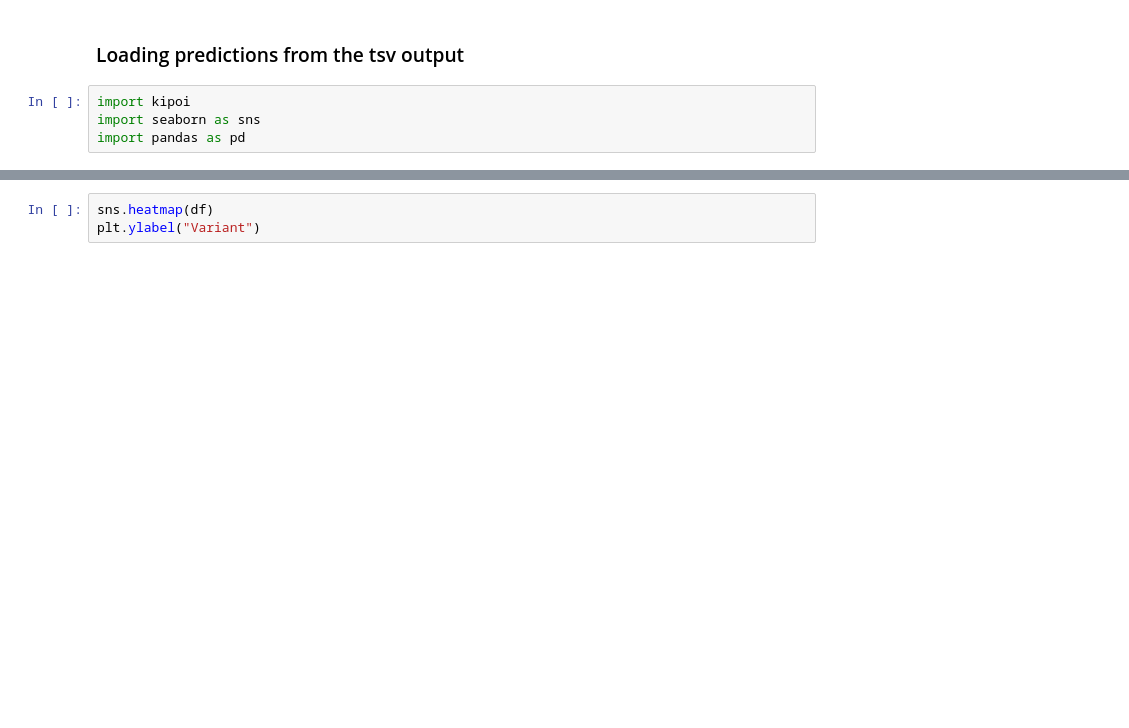
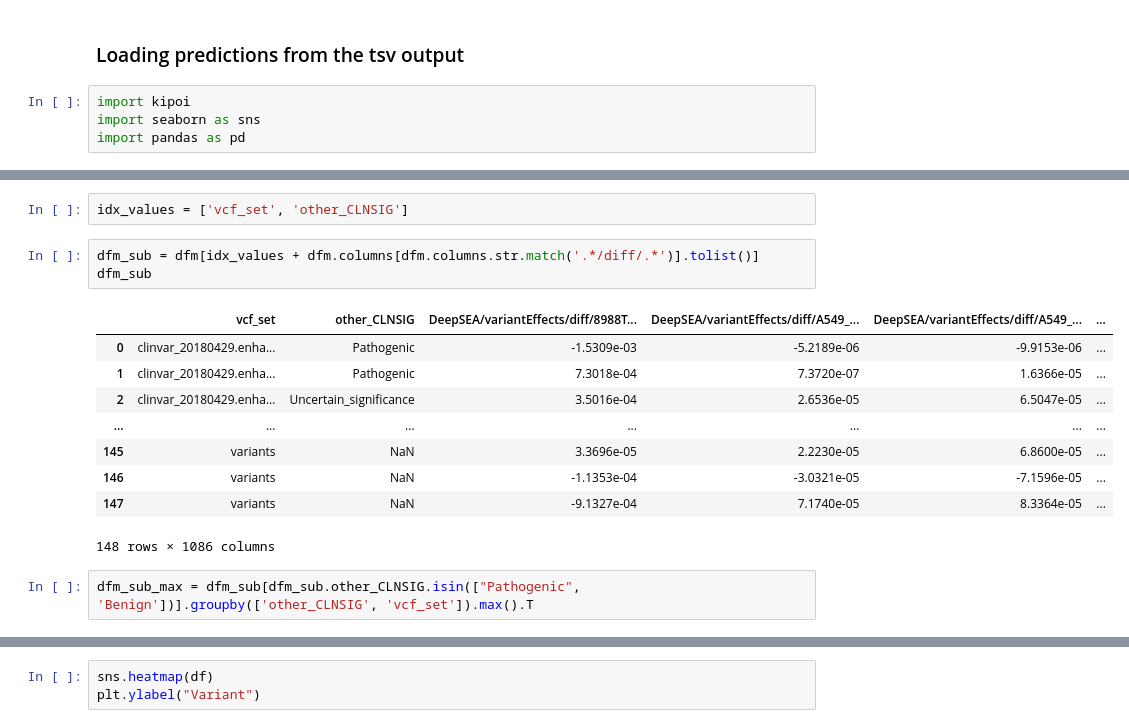
Before and after one commit to kipoi/examples, a Jupyter notebook: 2-score_variants/2-load-visualize.ipynb, the cells around one changed output, grey strips where cells are left out. Drawn from its saved outputs; the diff is of its cells as text; blank space fills up the shorter version.

```diff
--- a/2-score_variants/2-load-visualize.ipynb
+++ b/2-score_variants/2-load-visualize.ipynb
@@ -48,0 +113,17 @@ df.head()
+# %%
+idx_values = ['vcf_set', 'other_CLNSIG']
+# %%
+dfm_sub = dfm[idx_values + dfm.columns[dfm.columns.str.match('.*/diff/.*')].tolist()]
+dfm_sub
+# %% [output]
+|  | vcf_set | other_CLNSIG | DeepSEA/variantEffects/diff/8988T... | DeepSEA/variantEffects/diff/A549_... | DeepSEA/variantEffects/diff/A549_... | ... |
+| 0 | clinvar_20180429.enha... | Pathogenic | -1.5309e-03 | -5.2189e-06 | -9.9153e-06 | ... |
+| 1 | clinvar_20180429.enha... | Pathogenic | 7.3018e-04 | 7.3720e-07 | 1.6366e-05 | ... |
+| 2 | clinvar_20180429.enha... | Uncertain_significance | 3.5016e-04 | 2.6536e-05 | 6.5047e-05 | ... |
+| ... | ... | ... | ... | ... | ... | ... |
+| 145 | variants | NaN | 3.3696e-05 | 2.2230e-05 | 6.8600e-05 | ... |
+| 146 | variants | NaN | -1.1353e-04 | -3.0321e-05 | -7.1596e-05 | ... |
+| 147 | variants | NaN | -9.1327e-04 | 7.1740e-05 | 8.3364e-05 | ... |
+148 rows × 1086 columns
+# %%
+dfm_sub_max = dfm_sub[dfm_sub.other_CLNSIG.isin(["Pathogenic", 'Benign'])].groupby(['other_CLNSIG', 'vcf_set']).max().T
```
Also changed, not shown: parts of 18 cells of this notebook, 3 other files.
